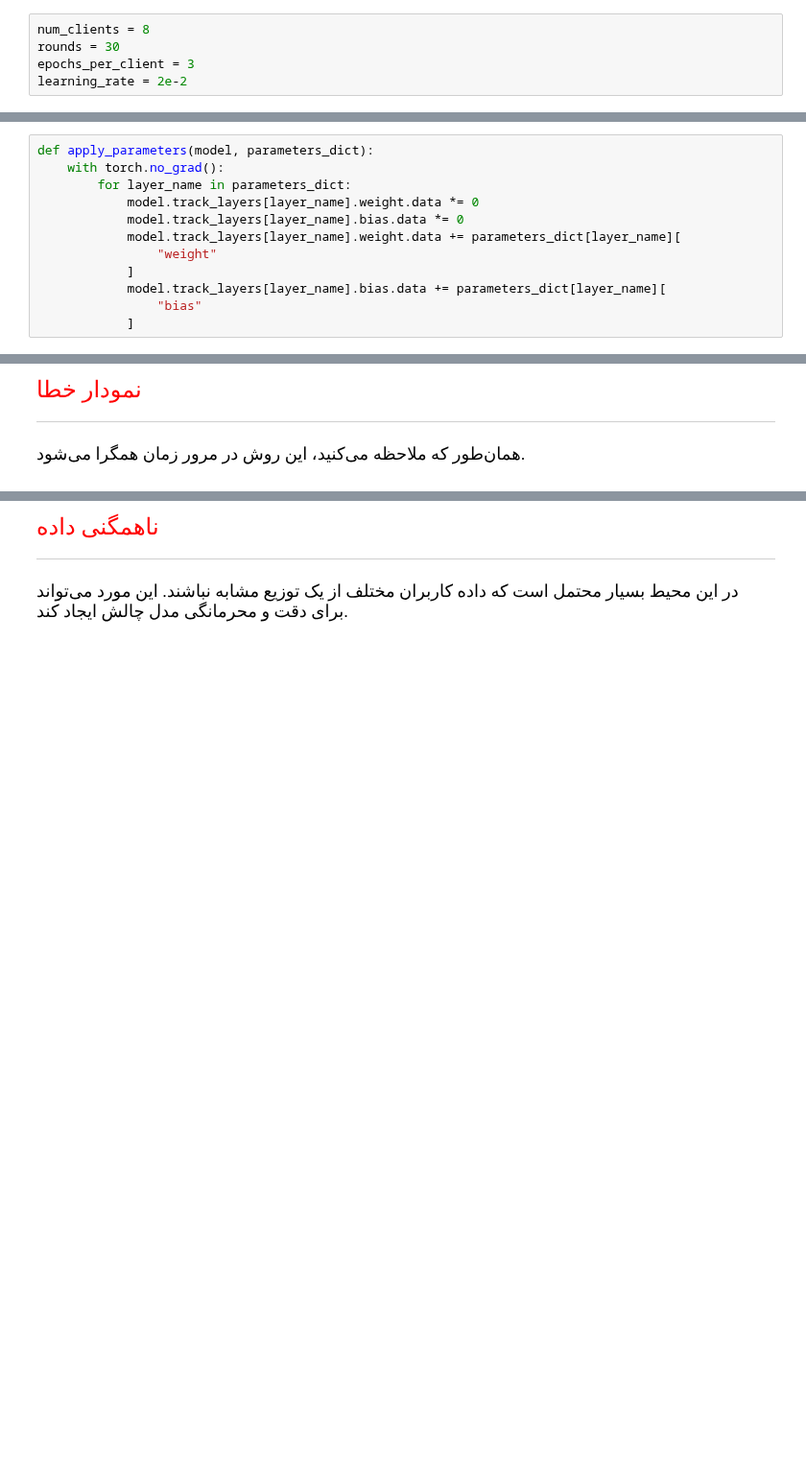
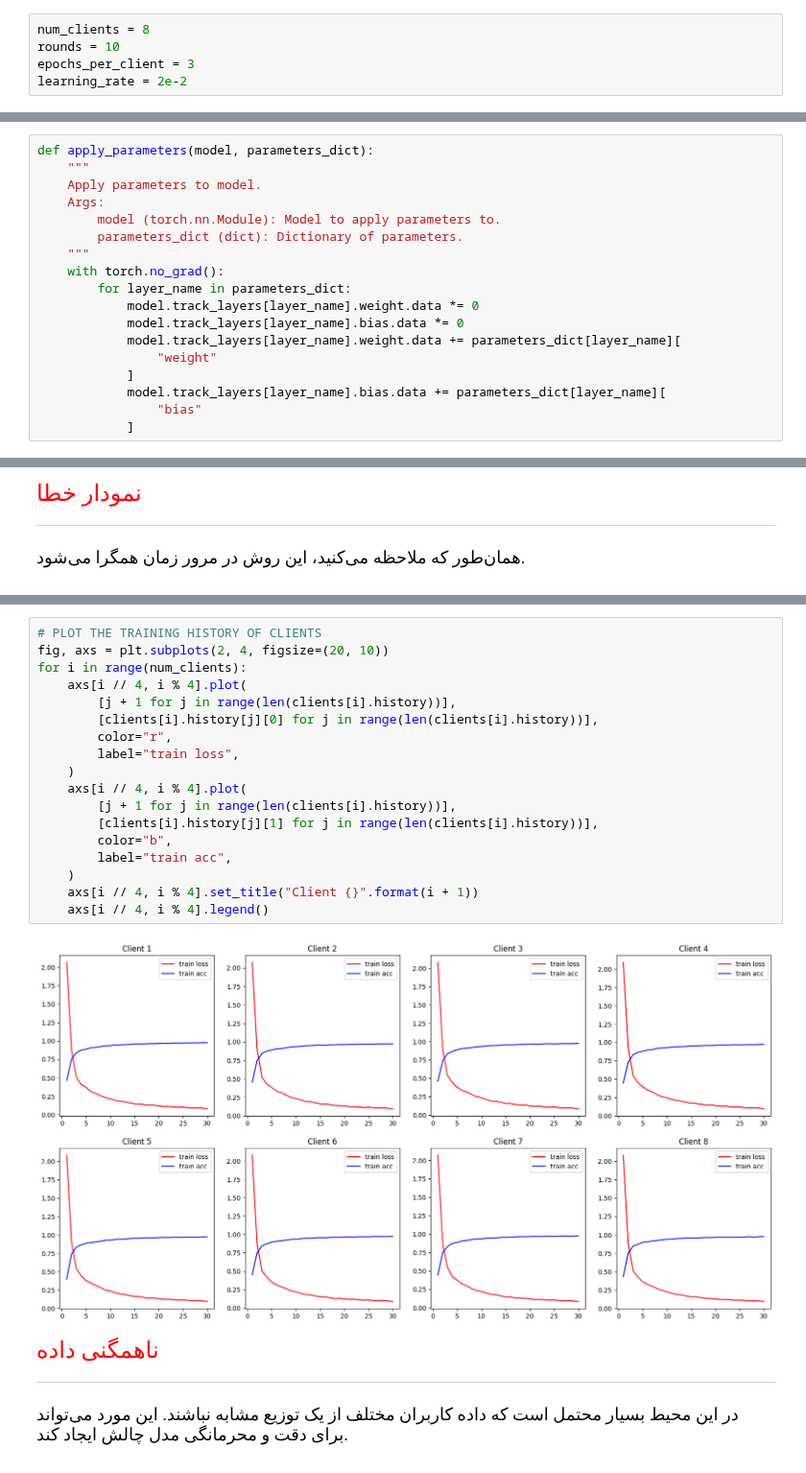
Before and after one commit to SharifiZarchi/Introduction_to_Machine_Learning, a Jupyter notebook: Jupyter_Notebooks/Chapter_08_Additional_Topics/FederatedLearning.ipynb, the cells around one changed output, grey strips where cells are left out. Shown at 96% size. Saved outputs shown, nothing was run; the diff lists cells and outputs as text; blank space fills up the shorter version.

```diff
--- a/Jupyter_Notebooks/Chapter_08_Additional_Topics/FederatedLearning.ipynb
+++ b/Jupyter_Notebooks/Chapter_08_Additional_Topics/FederatedLearning.ipynb
@@ -100,7 +100,7 @@ import numpy as np
 </div>
 # %%
 num_clients = 8
-rounds = 30
+rounds = 10
 epochs_per_client = 3
 learning_rate = 2e-2
 # %% [markdown]
@@ -325,6 +397,12 @@ def fit(model, dataset, epochs, lr, batch_size=batch_size, opt=torch.optim.SGD):
 </div>
 # %%
 def apply_parameters(model, parameters_dict):
+    """
+    Apply parameters to model.
+    Args:
+        model (torch.nn.Module): Model to apply parameters to.
+        parameters_dict (dict): Dictionary of parameters.
+    """
     with torch.no_grad():
         for layer_name in parameters_dict:
             model.track_layers[layer_name].weight.data *= 0
@@ -541,3 +664,23 @@ plt.show()
+# %%
+# PLOT THE TRAINING HISTORY OF CLIENTS
+fig, axs = plt.subplots(2, 4, figsize=(20, 10))
+for i in range(num_clients):
+    axs[i // 4, i % 4].plot(
+        [j + 1 for j in range(len(clients[i].history))],
+        [clients[i].history[j][0] for j in range(len(clients[i].history))],
+        color="r",
+        label="train loss",
+    )
+    axs[i // 4, i % 4].plot(
+        [j + 1 for j in range(len(clients[i].history))],
+        [clients[i].history[j][1] for j in range(len(clients[i].history))],
+        color="b",
+        label="train acc",
+    )
+    axs[i // 4, i % 4].set_title("Client {}".format(i + 1))
+    axs[i // 4, i % 4].legend()
+# %% [output]
+[figure, added]
 # %% [markdown]
 <div dir=rtl id="">
 <font face="XB Zar" size=4>
```
Also changed, not shown: parts of 20 cells of this notebook.
